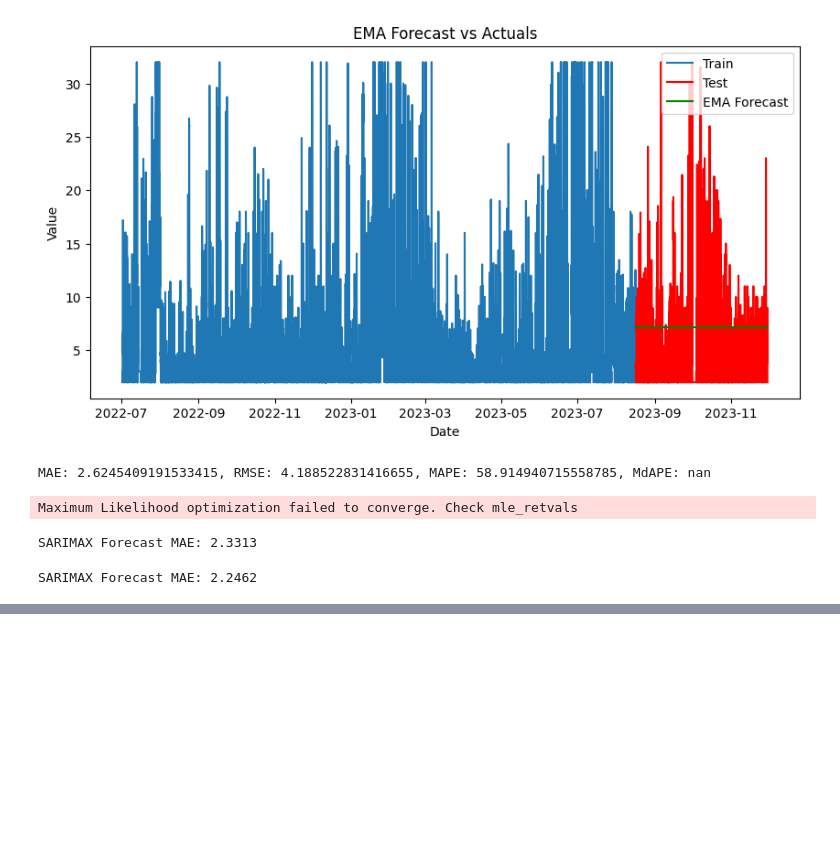
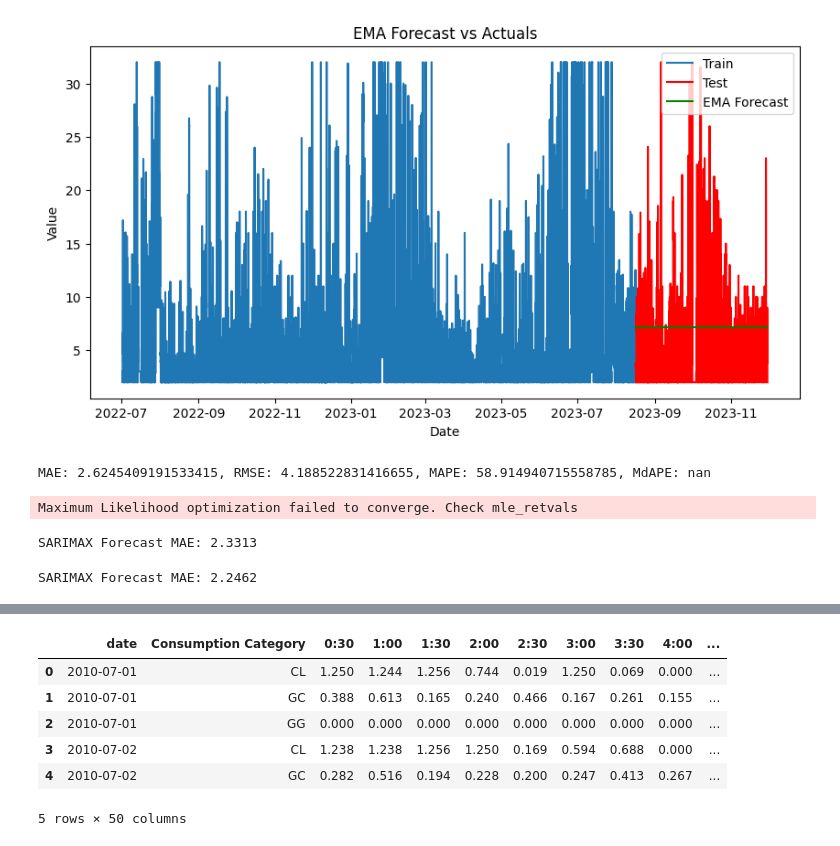
Before and after one commit to AFernandezBenages/WP4, a Jupyter notebook: code/prophet.ipynb, the cells around one changed output, grey strips where cells are left out. Cells and saved outputs as stored; diff of their text form; code cells hidden in the pictures; blank space fills up the shorter version.

```diff
--- a/code/prophet.ipynb
+++ b/code/prophet.ipynb
@@ -382,0 +409,12 @@ SARIMAX Forecast MAE: 2.2462
+# %%
+horas_columnas = [col for col in df.columns if col not in ['Customer', 'Generator Capacity', 'Consumption Category', 'date']]
+df_agrupado = df.groupby(['date', 'Consumption Category'])[horas_columnas].sum().reset_index()
+df_agrupado.head()
+# %% [output]
+|  | date | Consumption Category | 0:30 | 1:00 | 1:30 | 2:00 | 2:30 | 3:00 | 3:30 | 4:00 | ... |
+| 0 | 2010-07-01 | CL | 1.250 | 1.244 | 1.256 | 0.744 | 0.019 | 1.250 | 0.069 | 0.000 | ... |
+| 1 | 2010-07-01 | GC | 0.388 | 0.613 | 0.165 | 0.240 | 0.466 | 0.167 | 0.261 | 0.155 | ... |
+| 2 | 2010-07-01 | GG | 0.000 | 0.000 | 0.000 | 0.000 | 0.000 | 0.000 | 0.000 | 0.000 | ... |
+| 3 | 2010-07-02 | CL | 1.238 | 1.238 | 1.256 | 1.250 | 0.169 | 0.594 | 0.688 | 0.000 | ... |
+| 4 | 2010-07-02 | GC | 0.282 | 0.516 | 0.194 | 0.228 | 0.200 | 0.247 | 0.413 | 0.267 | ... |
+5 rows × 50 columns
```
Also changed, not shown: parts of 10 cells of this notebook, 50 other files.
